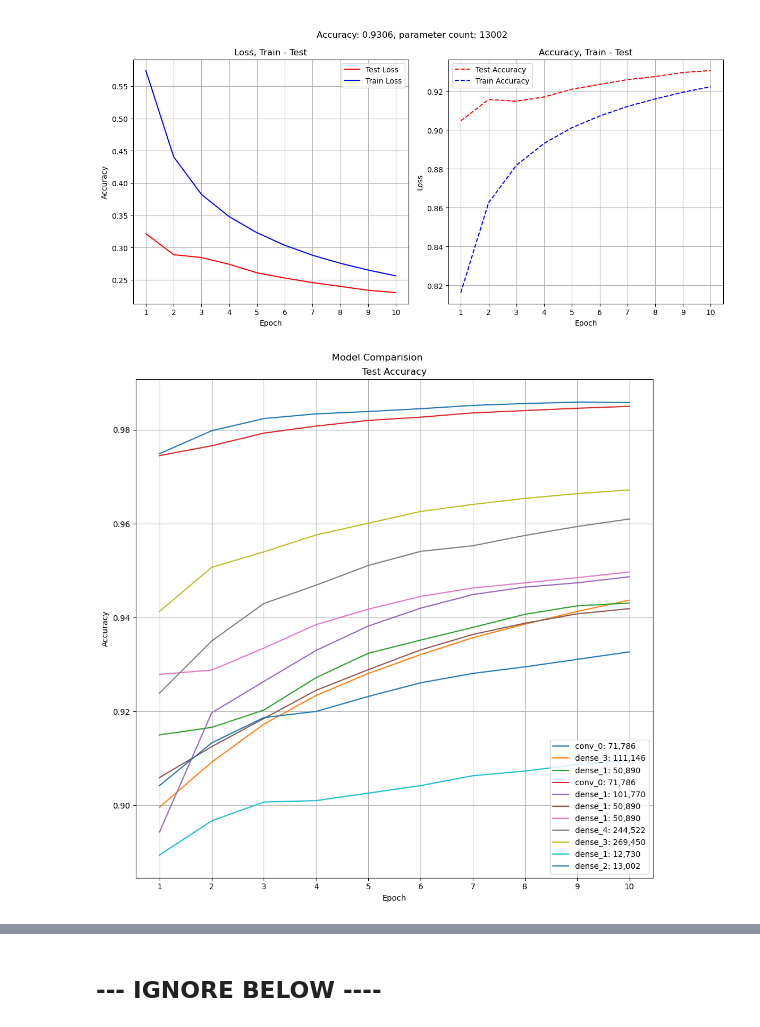
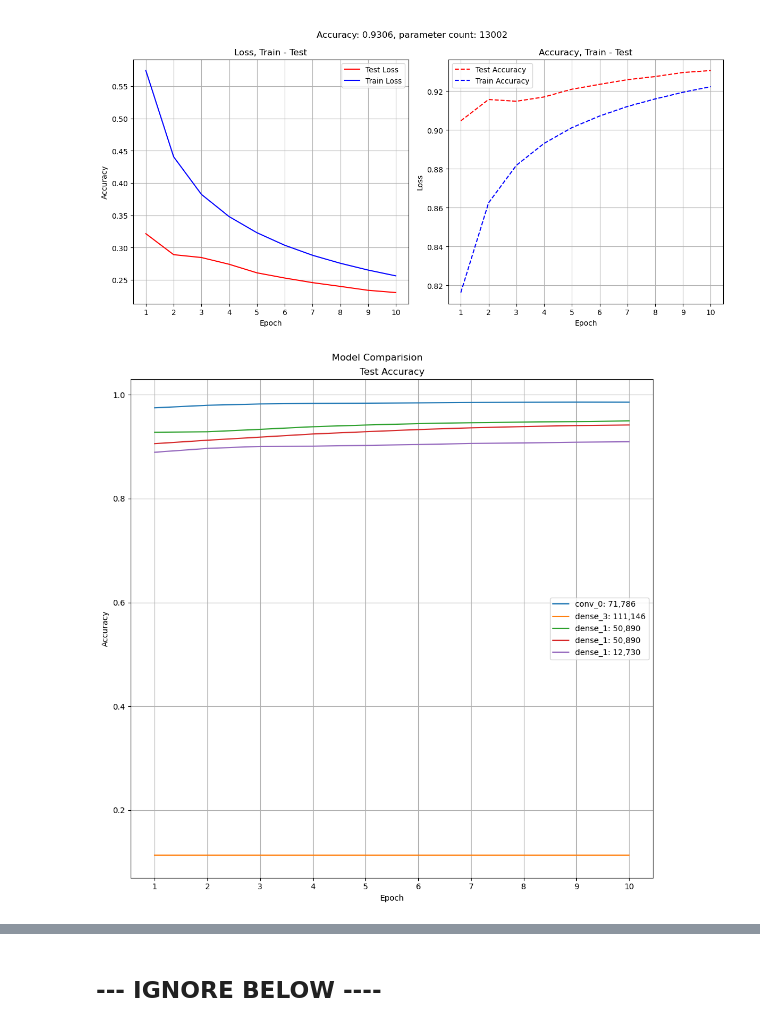
Before and after one commit to MoeMj1019/ANNs-with-TF, a Jupyter notebook: assignment_02/assignment-02.ipynb, the cells around one changed output, grey strips where cells are left out. Saved outputs shown, nothing was run; the diff lists cells and outputs as text; code cells hidden in the pictures.

```diff
--- a/assignment_02/assignment-02.ipynb
+++ b/assignment_02/assignment-02.ipynb
@@ -423,18 +423,23 @@ def compare_models(models_to_compare, plot=True):
         plot_model_comparision(models_to_compare)
 
     return df
+# %%
+# models to consider for the comparision
+MODELS_IDX = [0,4,7,6,10]
 # %%
 models_path = "./epochs_10/"
 models_files = ["metrics_00.json","metrics_01.json",
                     "metrics_02.json", "metrics_03.json",
                     "metrics_04.json", "metrics_05.json",
                     "metrics_06.json", "metrics_07.json",
                     "metrics_08.json", "metrics_09.json",
                     "metrics_10.json", "metrics_11.json"]
+models_files = [models_files[i] for i in MODELS_IDX]
+
 models_to_compare = [models_path + model for model in models_files] # add the path to the models
-df = compare_models([models_to_compare[0]] + models_to_compare[2:], plot=True)
+df = compare_models(models_to_compare, plot=True)
 df
 # %% [output]
-[figure, old version]
+[figure, new version]
 |  | model | layers | #params | lr | momentum | mini_batch | epochs | optimizer | accuracy_test | ... |
 | 0 | CNN_2Conv_2MaxPool_1Dense | [] | 71786 | 0.010 | 0.9 | 512 | 10 | Adam | 0.9858 | ... |
```
Also changed, not shown: parts of 5 cells of this notebook, 16 other files.
